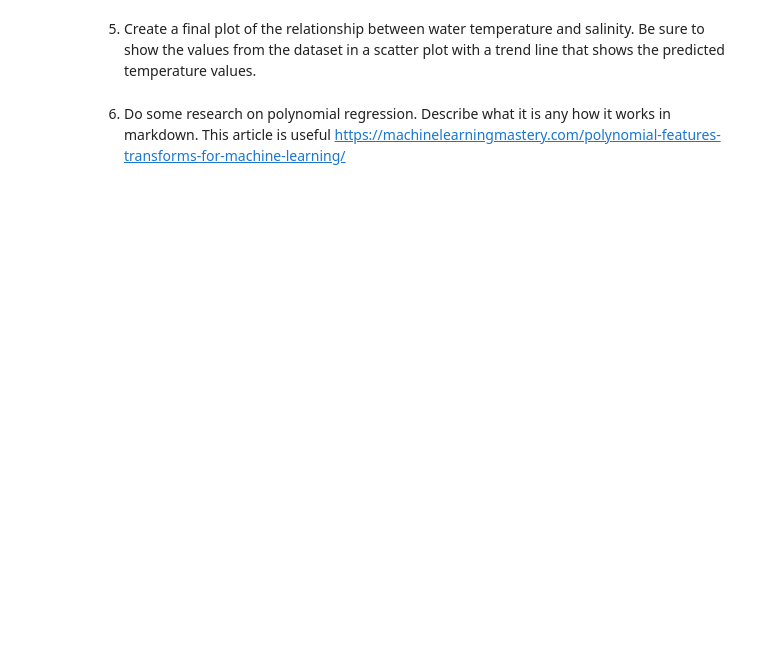
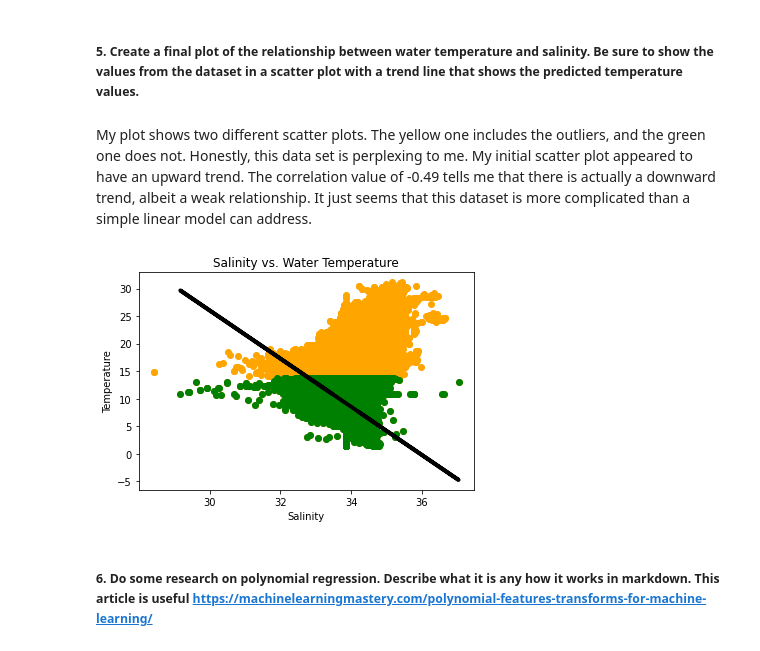
Before and after one commit to jmort16/week_13, a Jupyter notebook: wk_13_hmwk.ipynb, the cells around one changed output. Drawn from its saved outputs; the diff is of its cells as text; code cells hidden in the pictures; blank space fills up the shorter version.

```diff
--- a/wk_13_hmwk.ipynb
+++ b/wk_13_hmwk.ipynb
@@ -2,0 +63,7 @@
+# %%
+# Search for categorical features in the dataframe
+print(bottle_df.select_dtypes('object'))
+
+# Drop (2) categorical features
+num_bottle_df=bottle_df.drop(['Sta_ID', 'Depth_ID'], axis = 1)
+num_bottle_df.head()
@@ -2,0 +92,9 @@
+# %%
+# Impute missing data for remaining features
+columns = num_bottle_df.columns
+imp = SimpleImputer(missing_values=np.nan, strategy='mean')
+imp.fit(num_bottle_df)
+imp_bottle = imp.transform(num_bottle_df)
+filled_bottle_df = pd.DataFrame(imp_bottle)
+filled_bottle_df.columns = columns
+filled_bottle_df.head()
@@ -6,0 +216,13 @@
+# %%
+# Remove outliers.
+
+#find Q1, Q3, and interquartile range for T_degC
+Q1 = filled_bottle_df.T_degC.quantile(q=.25)
+Q3 = filled_bottle_df.T_degC.quantile(q=.75)
+IQR = filled_bottle_df.T_degC.apply(stats.iqr)
+
+#only keep rows in dataframe that have values within 1.5*IQR of Q1 and Q3
+temp_no_outliers = filled_bottle_df[~(filled_bottle_df.T_degC > (Q3+1.5*IQR))]
+
+#find how many rows are left in the dataframe
+print(temp_no_outliers.shape)
@@ -9,4 +313,23 @@
 # %% [markdown]
-5.	Create a final plot of the relationship between water temperature and salinity. Be sure to show the values from the dataset in a scatter plot with a trend line that shows the predicted temperature values.
+##### 5.	Create a final plot of the relationship between water temperature and salinity. Be sure to show the values from the dataset in a scatter plot with a trend line that shows the predicted temperature values.
+# %% [markdown]
+My plot shows two different scatter plots.  The yellow one includes the outliers, and the green one does not.  Honestly, this data set is perplexing to me.  My initial scatter plot appeared to have an upward trend.  The correlation value of -0.49 tells me that there is actually a downward trend, albeit a weak relationship.  It just seems that this dataset is more complicated than a simple linear model can address.
+# %%
+# Plot scatter plot
+plt.scatter(filled_bottle_df.Salnty, filled_bottle_df.T_degC, c = 'orange')
+
+plt.scatter(temp_no_outliers.Salnty, temp_no_outliers.T_degC, c = 'green')
+
+# Plot regression line
+temp = -4.3715  * temp_no_outliers.Salnty + 157.1698
+fig = plt.plot(temp_no_outliers.Salnty, temp, c = 'black', lw=4, label='regression line')
+
+
+plt.title('Salinity vs. Water Temperature')
+plt.xlabel('Salinity')
+plt.ylabel('Temperature')
+plt.show()
+# %% [output]
+[figure, added]
 # %% [markdown]
-6.	Do some research on polynomial regression. Describe what it is any how it works in markdown. This article is useful https://machinelearningmastery.com/polynomial-features-transforms-for-machine-learning/
+##### 6.	Do some research on polynomial regression. Describe what it is any how it works in markdown. This article is useful https://machinelearningmastery.com/polynomial-features-transforms-for-machine-learning/
```
Also changed, not shown: parts of 34 cells of this notebook.
